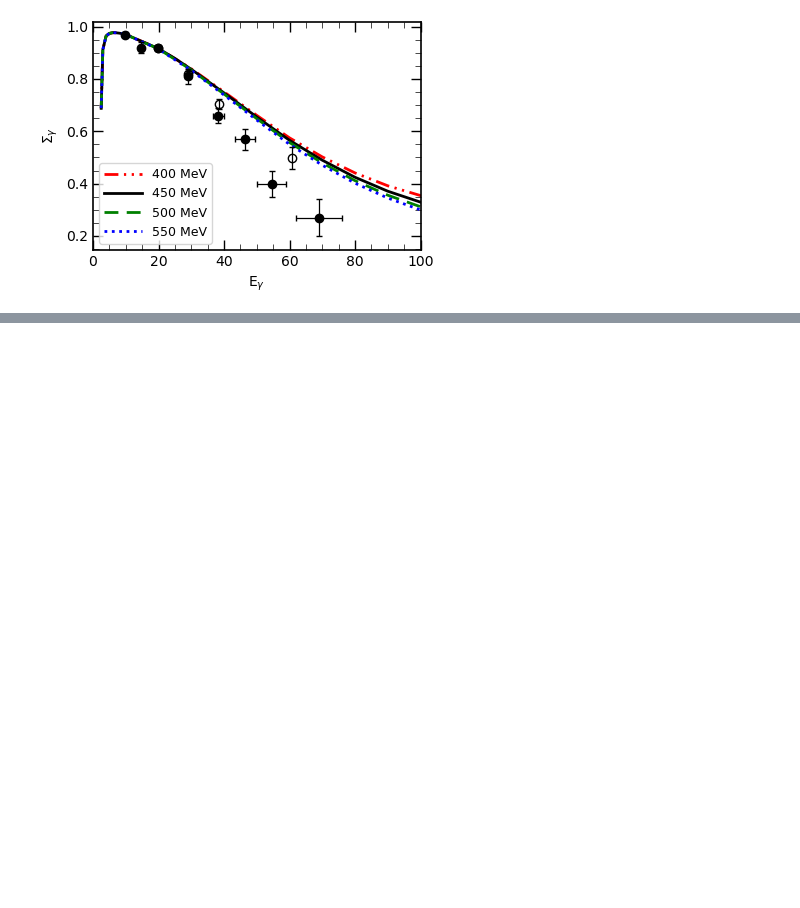
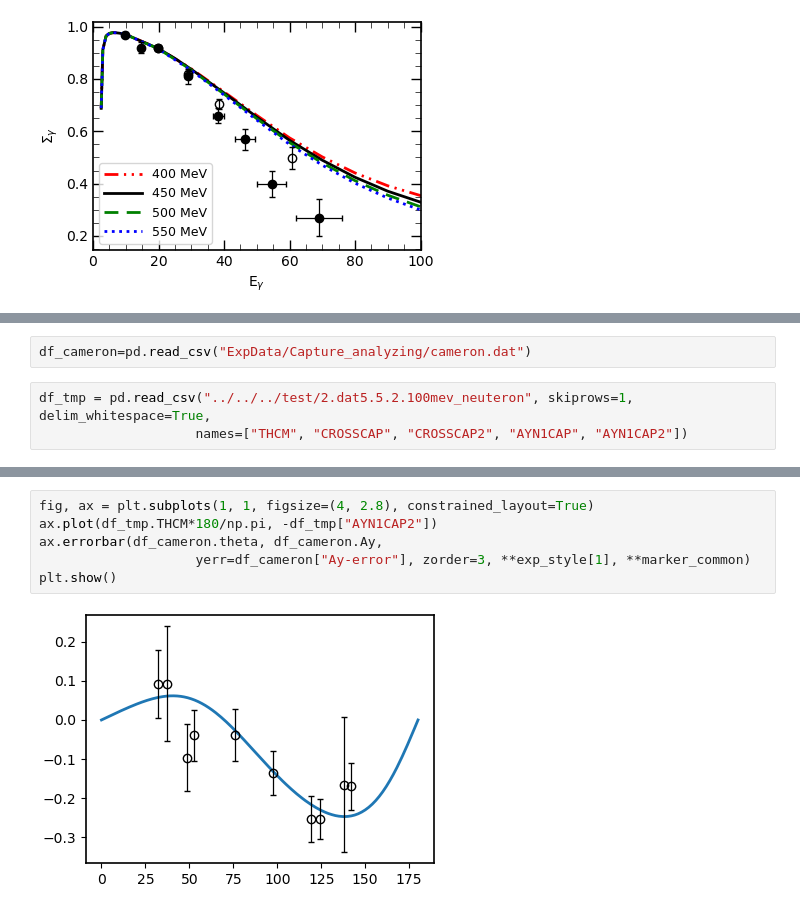
Before and after one commit to VitaliiUr/thesis, a Jupyter notebook: PlotData/Deuteron/Asymetry.ipynb, the cells around one changed output, grey strips where cells are left out. Drawn from its saved outputs; the diff is of its cells as text; blank space fills up the shorter version.

```diff
--- a/PlotData/Deuteron/Asymetry.ipynb
+++ b/PlotData/Deuteron/Asymetry.ipynb
@@ -283,0 +311,5 @@ fig.savefig("../Figures_De/AX2_90deg.pdf",
+# %%
+df_cameron=pd.read_csv("ExpData/Capture_analyzing/cameron.dat")
+# %%
+df_tmp = pd.read_csv("../../../test/2.dat5.5.2.100mev_neuteron", skiprows=1, delim_whitespace=True,
+                    names=["THCM", "CROSSCAP", "CROSSCAP2", "AYN1CAP", "AYN1CAP2"])
@@ -283,0 +325,8 @@ fig.savefig("../Figures_De/AX2_90deg.pdf",
+# %%
+fig, ax = plt.subplots(1, 1, figsize=(4, 2.8), constrained_layout=True)
+ax.plot(df_tmp.THCM*180/np.pi, -df_tmp["AYN1CAP2"])
+ax.errorbar(df_cameron.theta, df_cameron.Ay,
+                    yerr=df_cameron["Ay-error"], zorder=3, **exp_style[1], **marker_common)
+plt.show()
+# %% [output]
+[figure, added]
```
Also changed, not shown: parts of 9 cells of this notebook, 11 other files.
